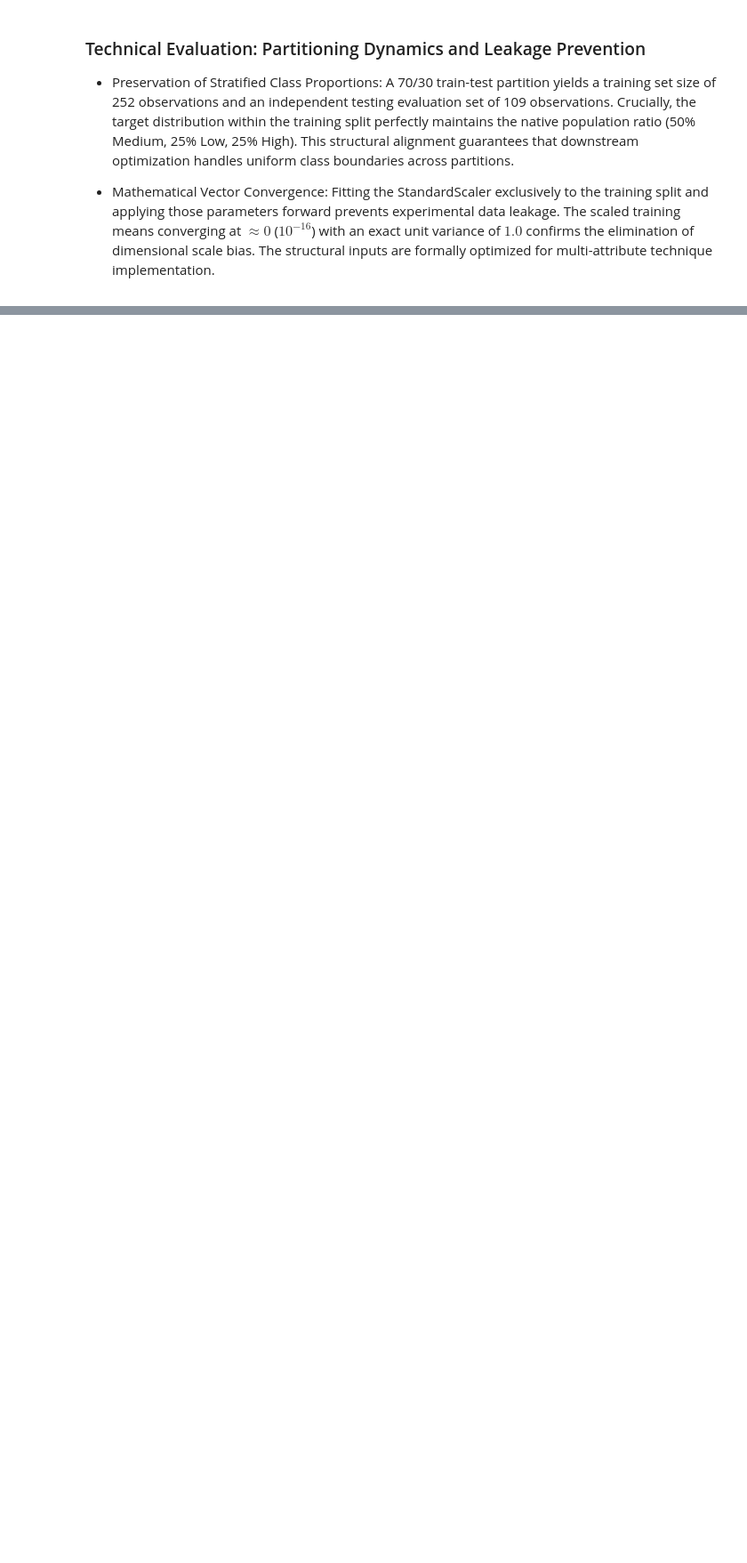
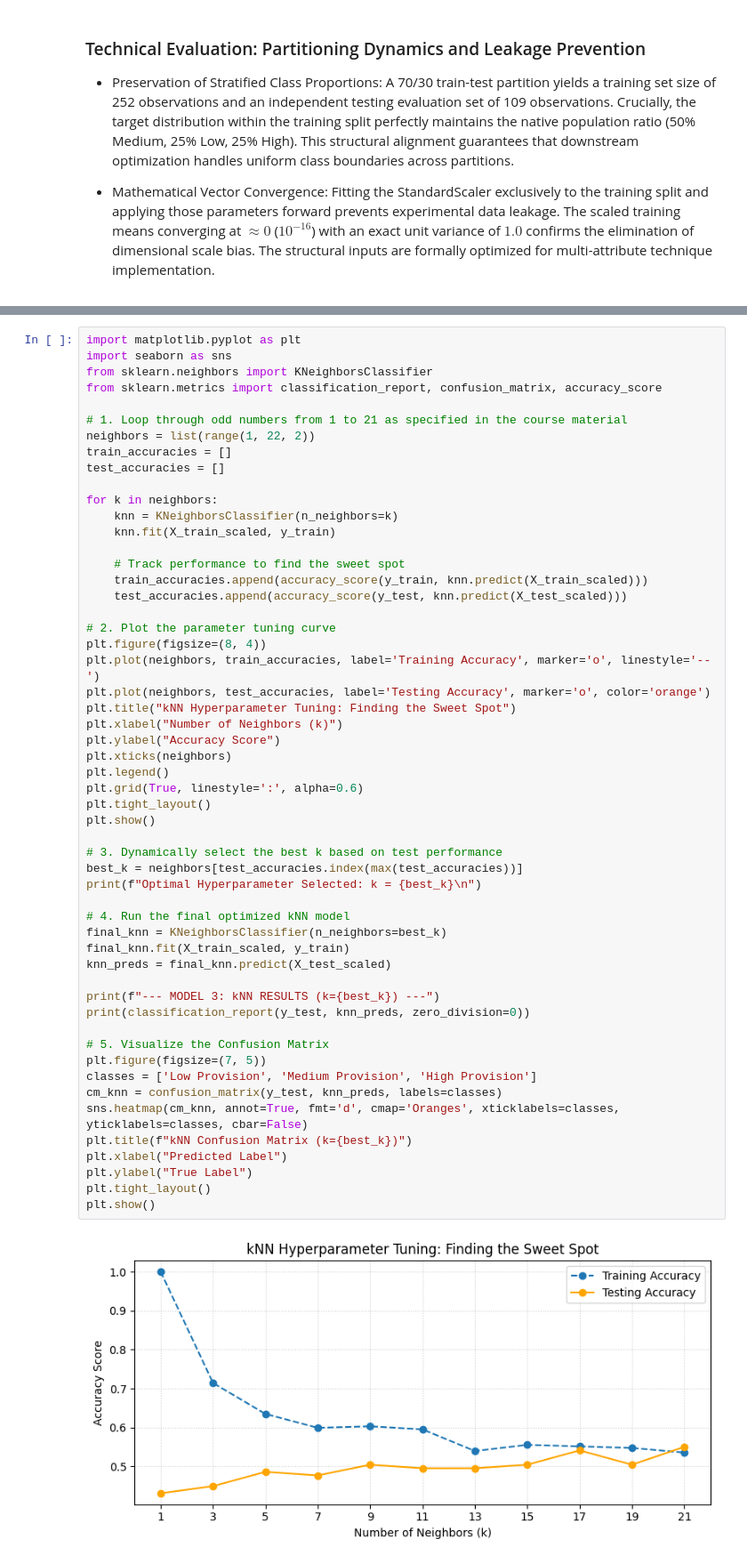
Before and after one commit to t3chE/uk-ev-infrastructure-classification, a Jupyter notebook: 2418010_A3_Notebook.ipynb, the cells around one changed output, grey strips where cells are left out. Shown at 89% size. Cells and saved outputs as stored; diff of their text form; blank space fills up the shorter version.

```diff
--- a/2418010_A3_Notebook.ipynb
+++ b/2418010_A3_Notebook.ipynb
@@ -493,0 +499,56 @@ Raw Confusion Matrix Indices:
+# %%
+import matplotlib.pyplot as plt
+import seaborn as sns
+from sklearn.neighbors import KNeighborsClassifier
+from sklearn.metrics import classification_report, confusion_matrix, accuracy_score
+
+# 1. Loop through odd numbers from 1 to 21 as specified in the course material
+neighbors = list(range(1, 22, 2))
+train_accuracies = []
+test_accuracies = []
+
+for k in neighbors:
+    knn = KNeighborsClassifier(n_neighbors=k)
+    knn.fit(X_train_scaled, y_train)
+
+    # Track performance to find the sweet spot
+    train_accuracies.append(accuracy_score(y_train, knn.predict(X_train_scaled)))
+    test_accuracies.append(accuracy_score(y_test, knn.predict(X_test_scaled)))
+
+# 2. Plot the parameter tuning curve
+plt.figure(figsize=(8, 4))
+plt.plot(neighbors, train_accuracies, label='Training Accuracy', marker='o', linestyle='--')
+plt.plot(neighbors, test_accuracies, label='Testing Accuracy', marker='o', color='orange')
+plt.title("kNN Hyperparameter Tuning: Finding the Sweet Spot")
+plt.xlabel("Number of Neighbors (k)")
+plt.ylabel("Accuracy Score")
+plt.xticks(neighbors)
+plt.legend()
+plt.grid(True, linestyle=':', alpha=0.6)
+plt.tight_layout()
+plt.show()
+
+# 3. Dynamically select the best k based on test performance
+best_k = neighbors[test_accuracies.index(max(test_accuracies))]
+print(f"Optimal Hyperparameter Selected: k = {best_k}\n")
+
+# 4. Run the final optimized kNN model
+final_knn = KNeighborsClassifier(n_neighbors=best_k)
+final_knn.fit(X_train_scaled, y_train)
+knn_preds = final_knn.predict(X_test_scaled)
+
+print(f"--- MODEL 3: kNN RESULTS (k={best_k}) ---")
+print(classification_report(y_test, knn_preds, zero_division=0))
+
+# 5. Visualize the Confusion Matrix
+plt.figure(figsize=(7, 5))
+classes = ['Low Provision', 'Medium Provision', 'High Provision']
+cm_knn = confusion_matrix(y_test, knn_preds, labels=classes)
+sns.heatmap(cm_knn, annot=True, fmt='d', cmap='Oranges', xticklabels=classes, yticklabels=classes, cbar=False)
+plt.title(f"kNN Confusion Matrix (k={best_k})")
+plt.xlabel("Predicted Label")
+plt.ylabel("True Label")
+plt.tight_layout()
+plt.show()
+# %% [output]
+[figure, added]
```
Also changed, not shown: parts of 13 cells of this notebook.
